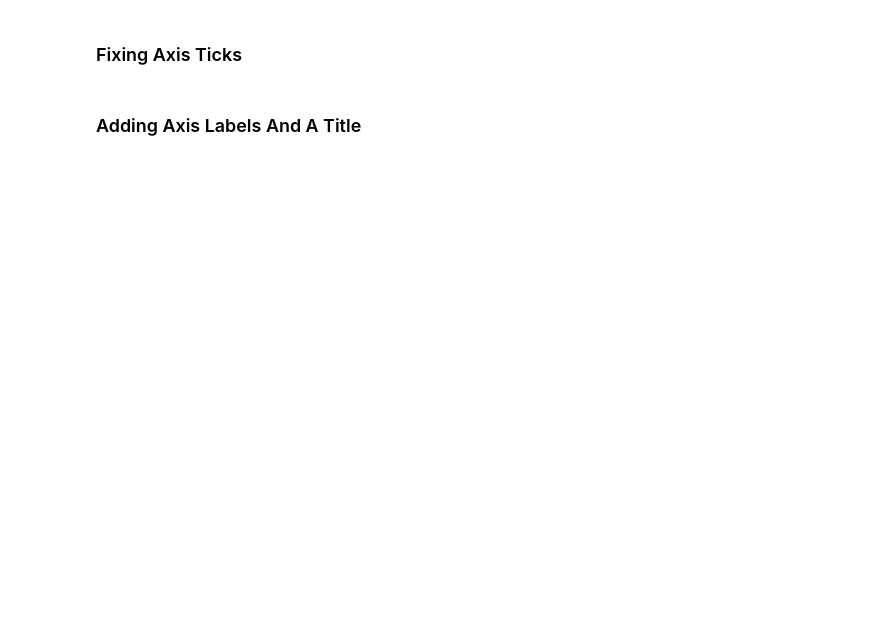
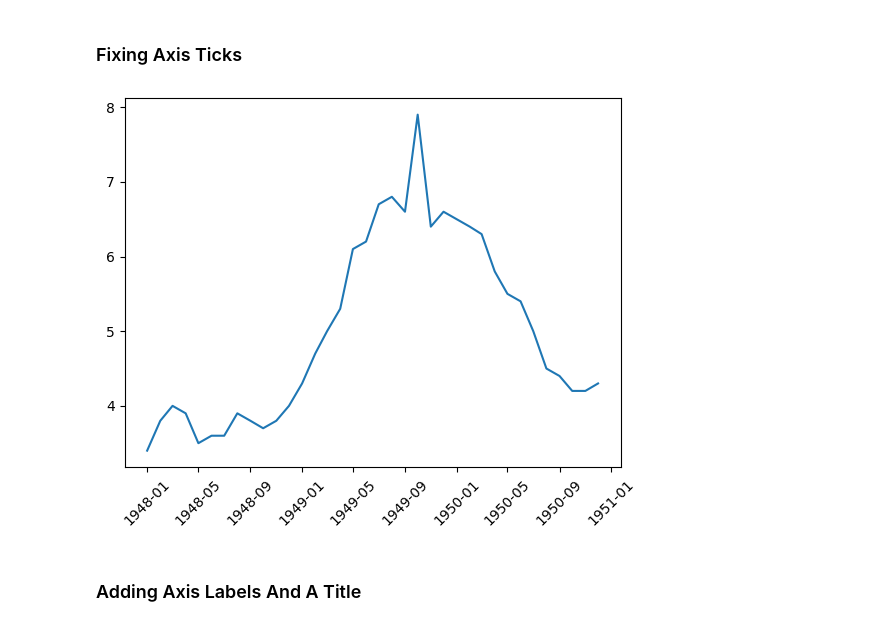
Before and after one commit to icta-tecaji/python-data-analysis-public, a Jupyter notebook: Del_05_Prikazovanje_podatkov_osnovno/05_Prikazovanje_podatkov_osnovno_CLEAN.ipynb, the cells around one changed output. Cells and saved outputs as stored; diff of their text form; code cells hidden in the pictures; blank space fills up the shorter version.

```diff
--- a/Del_05_Prikazovanje_podatkov_osnovno/05_Prikazovanje_podatkov_osnovno_CLEAN.ipynb
+++ b/Del_05_Prikazovanje_podatkov_osnovno/05_Prikazovanje_podatkov_osnovno_CLEAN.ipynb
@@ -17,4 +96,11 @@ register_matplotlib_converters()
 # %% [markdown]
 ### Fixing Axis Ticks
+# %%
+first_data = unrate[0:36]
+plt.plot(first_data["DATE"], first_data["VALUE"])
+plt.xticks(rotation=45)
+plt.show()
+# %% [output]
+[figure, added]
 # %% [markdown]
 ### Adding Axis Labels And A Title
```
Also changed, not shown: parts of 18 cells of this notebook, 3 other files.
